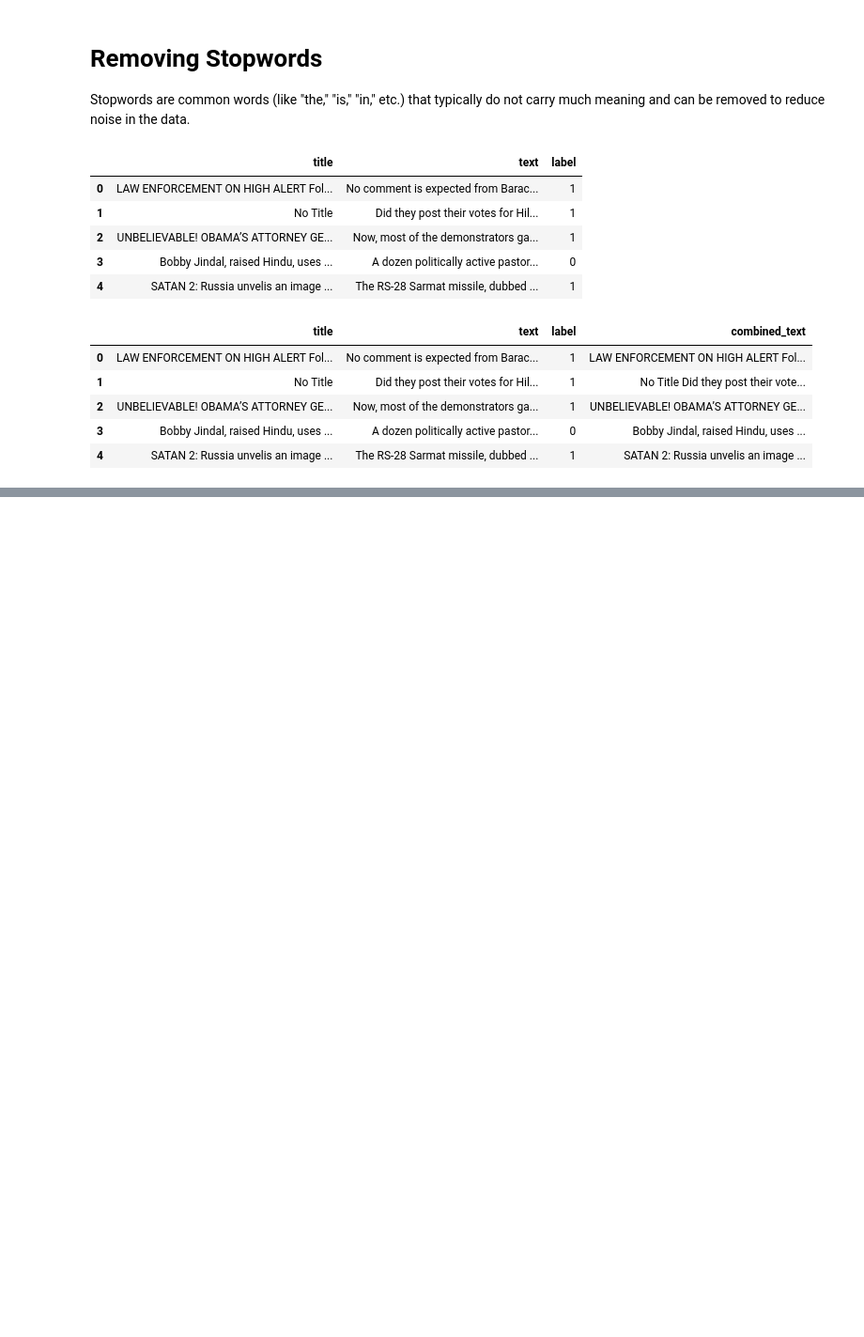
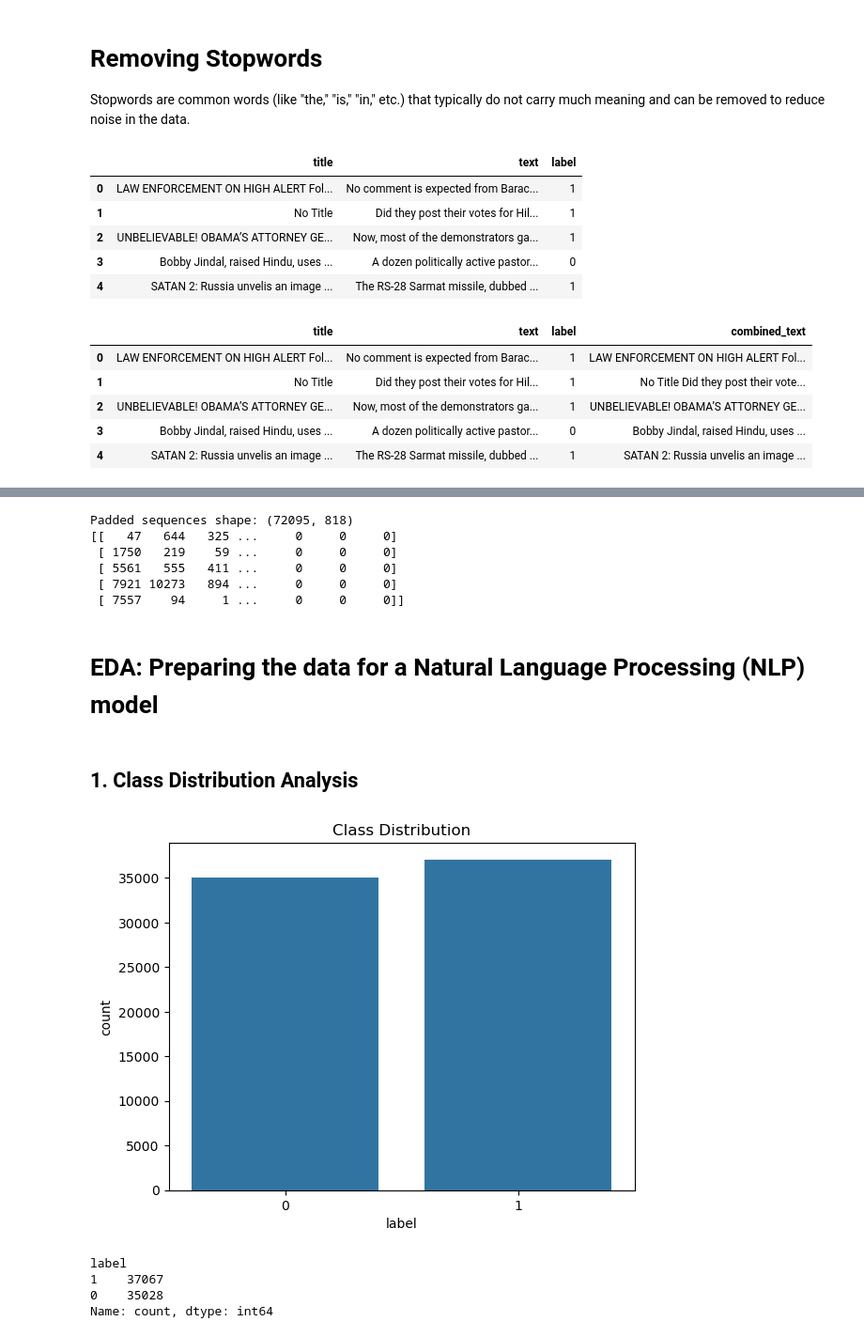
Before and after one commit to sindhujaSirigeri/Fake-News-Detection-App, a Jupyter notebook: fake-news-predictor/notebooks/preprocessing_notebook.ipynb, the cells around one changed output, grey strips where cells are left out. Shown at 94% size. Cells and saved outputs as stored; diff of their text form; code cells hidden in the pictures; blank space fills up the shorter version.

```diff
--- a/fake-news-predictor/notebooks/preprocessing_notebook.ipynb
+++ b/fake-news-predictor/notebooks/preprocessing_notebook.ipynb
@@ -172,0 +211,15 @@ LookupError:
+# %%
+def clean_text(text):
+    # Remove special characters and numerics using regex
+    text = re.sub(r'[^A-Za-z\s]', '', text)
+
+    # Remove extra spaces
+    text = re.sub(r'\s+', ' ', text).strip()
+
+    return text
+
+# Apply the cleaning function to the 'cleaned_text' column
+df['cleaned_text'] = df['cleaned_text'].apply(clean_text)
+
+# Display a few examples to verify the result
+print(df[['combined_text', 'cleaned_text']].head())
@@ -172,0 +244,14 @@ LookupError:
+# %%
+# Initialize the lemmatizer
+lemmatizer = WordNetLemmatizer()
+
+def lemmatize_text(text):
+    # Lemmatize each word in the text
+    lemmatized_text = ' '.join([lemmatizer.lemmatize(word) for word in text.split()])
+    return lemmatized_text
+
+# Apply the lemmatization function to the 'cleaned_text' column
+df['cleaned_text'] = df['cleaned_text'].apply(lemmatize_text)
+
+# Display a few examples to verify the result
+print(df[['combined_text', 'cleaned_text']].head())
@@ -172,0 +422,36 @@ LookupError:
+# %%
+# 2. Padding Sequences
+
+# Determine the maximum sequence length based on your data (e.g., 95th percentile of sequence lengths)
+max_sequence_length = 818  # Adjust this value based on the output of the previous step
+
+# Pad the sequences to ensure they are all of the same length
+padded_sequences = pad_sequences(sequences, maxlen=max_sequence_length, padding='post', truncating='post')
+
+# Check the shape and the first few padded sequences to ensure everything looks correct
+print(f"Padded sequences shape: {padded_sequences.shape}")
+print(padded_sequences[:5])
+# %% [output]
+Padded sequences shape: (72095, 818)
+[[   47   644   325 ...     0     0     0]
+ [ 1750   219    59 ...     0     0     0]
+ [ 5561   555   411 ...     0     0     0]
+ [ 7921 10273   894 ...     0     0     0]
+ [ 7557    94     1 ...     0     0     0]]
+# %% [markdown]
+# EDA: Preparing the data for a Natural Language Processing (NLP) model
+# %% [markdown]
+## 1. Class Distribution Analysis
+# %%
+sns.countplot(x='label', data=df)
+plt.title('Class Distribution')
+plt.show()
+
+# Display the actual counts
+print(df['label'].value_counts())
+# %% [output]
+[figure, added]
+label
+1    37067
+0    35028
+Name: count, dtype: int64
```
Also changed, not shown: parts of 30 cells of this notebook, 1 other file.
